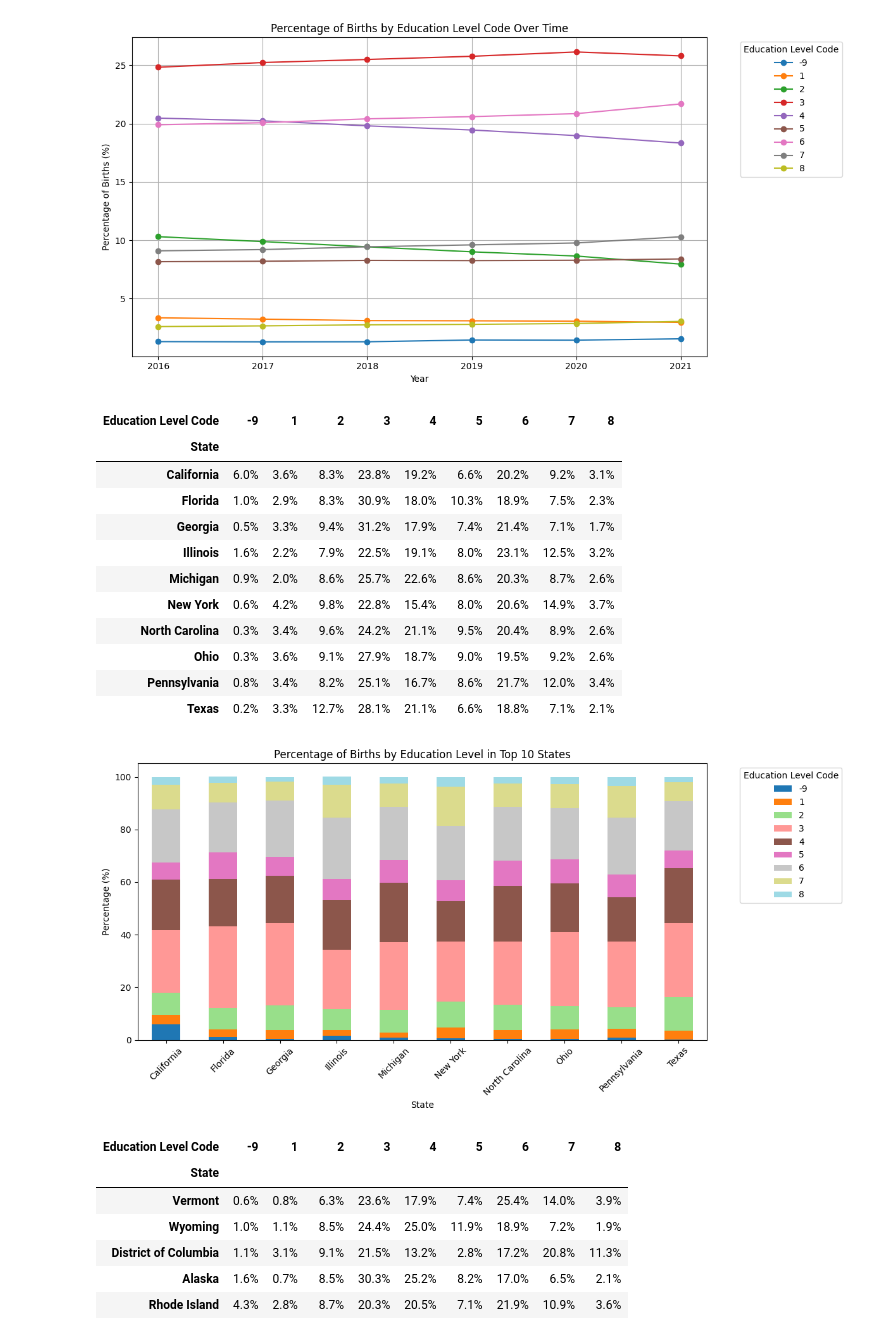
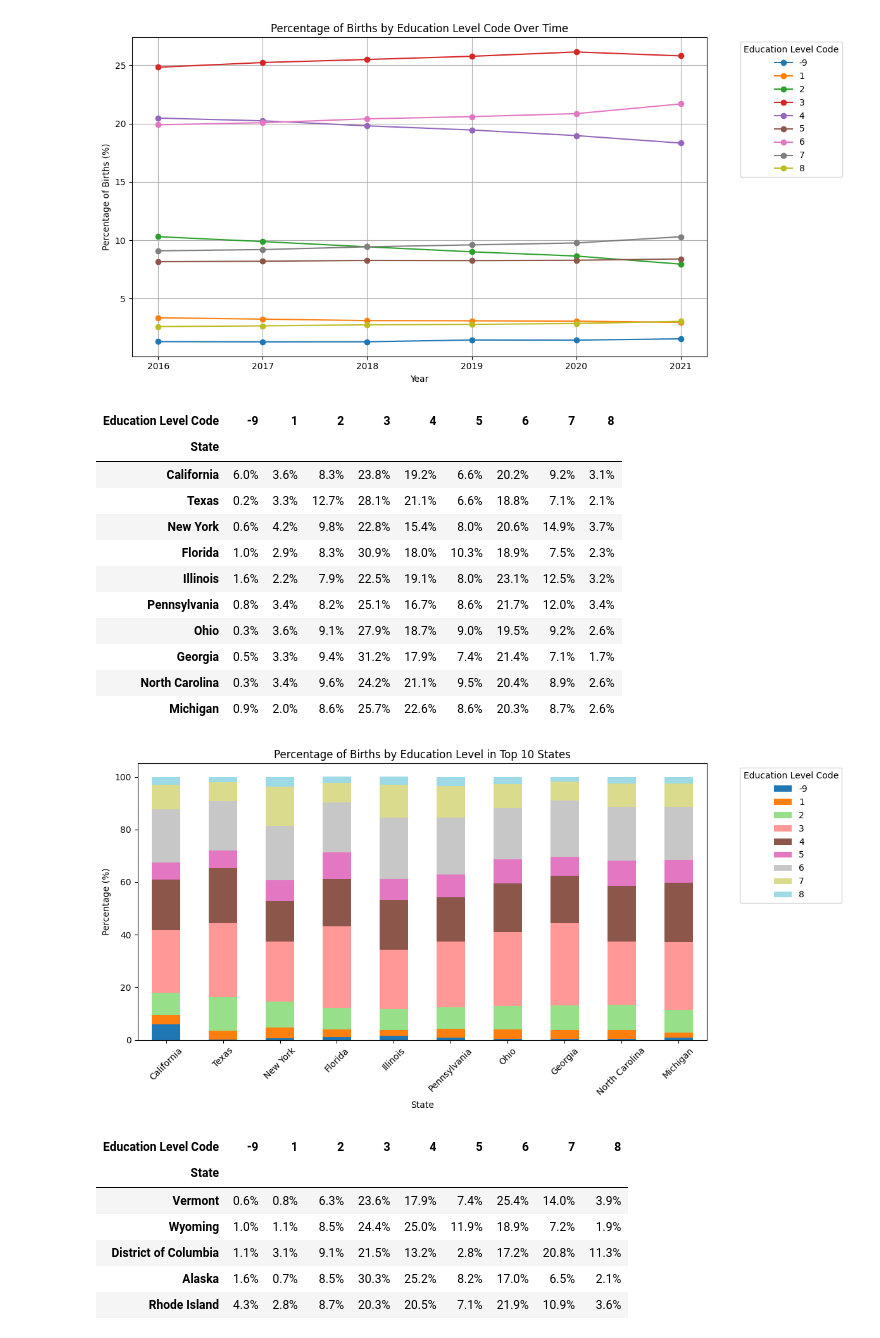
Before and after one commit to ZhansayaNessipbek/Breakpoint-School, a Jupyter notebook: US_births_2016_2021.ipynb, the cells around one changed output. Drawn from its saved outputs; the diff is of its cells as text; code cells hidden in the pictures.

```diff
--- a/US_births_2016_2021.ipynb
+++ b/US_births_2016_2021.ipynb
@@ -579,55 +579,58 @@ plt.show()
 # %% [output]
 [figure]
 # %%
-#Percentage Breakdown of Births by Education Level in Top 10 States
+##Percentage Breakdown of Births by Education Level in Top 10 States
+top_states = df.groupby('State')['Number of Births'].sum().sort_values(ascending=False).head(10).index
 
-top_states = df.groupby('State')['Number of Births'].sum().sort_values(ascending=False).head(10).index
 
 top_states_df = df[df['State'].isin(top_states)]
 
-education_by_top_states = top_states_df.groupby(['State', 'Education Level Code'])['Number of Births'].sum().unstack().fillna(0)
 
-education_by_top_states['Total Births'] = education_by_top_states.sum(axis=1)
+state_totals = top_states_df.groupby('State')['Number of Births'].sum()
 
-education_percent_top_states = education_by_top_states.div(education_by_top_states['Total Births'], axis=0) * 100
+education_counts = top_states_df.groupby(['State', 'Education Level Code'])['Number of Births'].sum().unstack(fill_value=0)
 
-education_percent_top_states = education_percent_top_states.round(1).astype(str) + '%'
+education_percent = (education_counts.T / state_totals).T * 100
+education_percent = education_percent.round(1).astype(str) + '%'
 
-education_percent_top_states = education_percent_top_states.drop(columns='Total Births')
+education_percent = education_percent[[-9, 1, 2, 3, 4, 5, 6, 7, 8]]
+education_percent = education_percent.loc[top_states]
 
-education_percent_top_states
+
+education_percent
 # %% [output]
 | Education Level Code | -9 | 1 | 2 | 3 | 4 | 5 | 6 | 7 | 8 |
 | State |  |  |  |  |  |  |  |  |  |
 | California | 6.0% | 3.6% | 8.3% | 23.8% | 19.2% | 6.6% | 20.2% | 9.2% | 3.1% |
+| Texas | 0.2% | 3.3% | 12.7% | 28.1% | 21.1% | 6.6% | 18.8% | 7.1% | 2.1% |
+| New York | 0.6% | 4.2% | 9.8% | 22.8% | 15.4% | 8.0% | 20.6% | 14.9% | 3.7% |
 | Florida | 1.0% | 2.9% | 8.3% | 30.9% | 18.0% | 10.3% | 18.9% | 7.5% | 2.3% |
+| Illinois | 1.6% | 2.2% | 7.9% | 22.5% | 19.1% | 8.0% | 23.1% | 12.5% | 3.2% |
+| Pennsylvania | 0.8% | 3.4% | 8.2% | 25.1% | 16.7% | 8.6% | 21.7% | 12.0% | 3.4% |
+| Ohio | 0.3% | 3.6% | 9.1% | 27.9% | 18.7% | 9.0% | 19.5% | 9.2% | 2.6% |
 | Georgia | 0.5% | 3.3% | 9.4% | 31.2% | 17.9% | 7.4% | 21.4% | 7.1% | 1.7% |
-| Illinois | 1.6% | 2.2% | 7.9% | 22.5% | 19.1% | 8.0% | 23.1% | 12.5% | 3.2% |
+| North Carolina | 0.3% | 3.4% | 9.6% | 24.2% | 21.1% | 9.5% | 20.4% | 8.9% | 2.6% |
 | Michigan | 0.9% | 2.0% | 8.6% | 25.7% | 22.6% | 8.6% | 20.3% | 8.7% | 2.6% |
-| New York | 0.6% | 4.2% | 9.8% | 22.8% | 15.4% | 8.0% | 20.6% | 14.9% | 3.7% |
-| North Carolina | 0.3% | 3.4% | 9.6% | 24.2% | 21.1% | 9.5% | 20.4% | 8.9% | 2.6% |
-| Ohio | 0.3% | 3.6% | 9.1% | 27.9% | 18.7% | 9.0% | 19.5% | 9.2% | 2.6% |
-| Pennsylvania | 0.8% | 3.4% | 8.2% | 25.1% | 16.7% | 8.6% | 21.7% | 12.0% | 3.4% |
-| Texas | 0.2% | 3.3% | 12.7% | 28.1% | 21.1% | 6.6% | 18.8% | 7.1% | 2.1% |
 # %%
 #Percentage of Births by Education Level in Top 10 States
-education_percent_plot = education_percent_top_states.astype(str).applymap(lambda x: float(x.strip('%')))
+education_percent_plot = education_percent_plot.loc[top_states]
+
 education_percent_plot.plot(
     kind='bar',
     stacked=True,
     figsize=(12, 6),
     colormap='tab20'
 )
 
 plt.title('Percentage of Births by Education Level in Top 10 States')
 plt.ylabel('Percentage (%)')
 plt.xlabel('State')
 plt.legend(title='Education Level Code', bbox_to_anchor=(1.05, 1), loc='upper left')
 plt.xticks(rotation=45)
 plt.tight_layout()
 plt.show()
 # %% [output]
-[figure, old version]
+[figure, new version]
 # %%
 #Percentage Distribution of Births by Education Level in the 10 States with the Fewest Births"
 bottom_states = df.groupby('State')['Number of Births'].sum().sort_values(ascending=True).head(10).index
```
Also changed, not shown: parts of 1 cell of this notebook.
